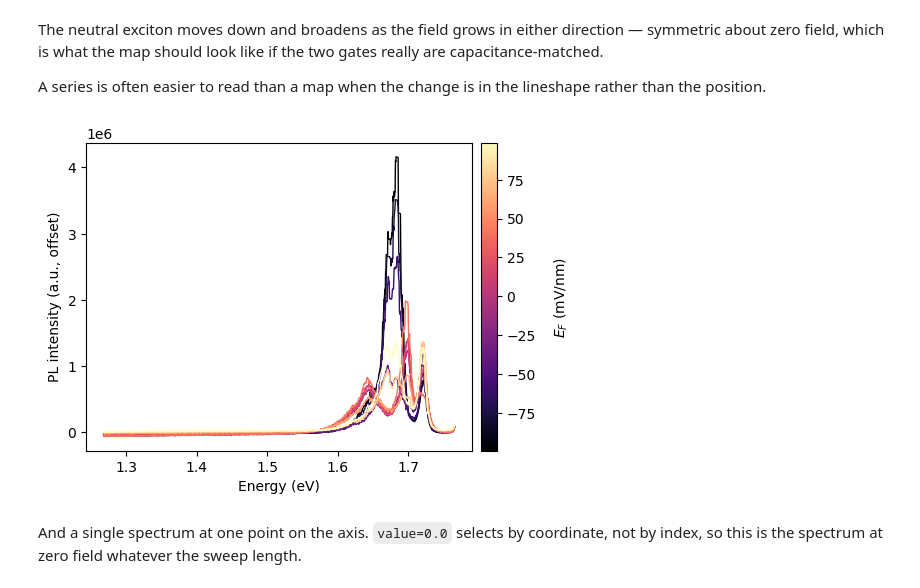
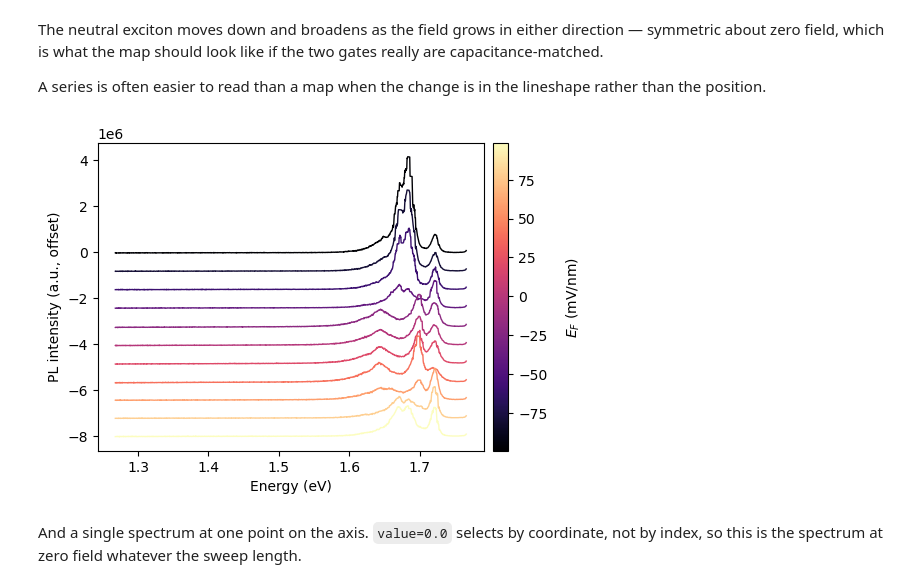
Before and after one commit to brandonlokesy/leman, a Jupyter notebook: examples/example-big-table.ipynb, the cells around one changed output. Saved outputs shown, nothing was run; the diff lists cells and outputs as text; code cells hidden in the pictures.

```diff
--- a/examples/example-big-table.ipynb
+++ b/examples/example-big-table.ipynb
@@ -159,10 +159,10 @@ A series is often easier to read than a map when the change is in the lineshape
 rather than the position.
 # %%
 fig, ax, cb, lines, ax_twin = plot_spectral_series(
-    ez, sweep_step = 10, spectrum_offset = 4000,
+    ez, sweep_step = 10, spectrum_offset = -800000,
 )
 # %% [output]
-[figure, old version]
+[figure, new version]
 # %% [markdown]
 And a single spectrum at one point on the axis. `value=0.0` selects by
 coordinate, not by index, so this is the spectrum at zero field whatever the
```
Also changed, not shown: parts of 4 cells of this notebook, 1 other file.
